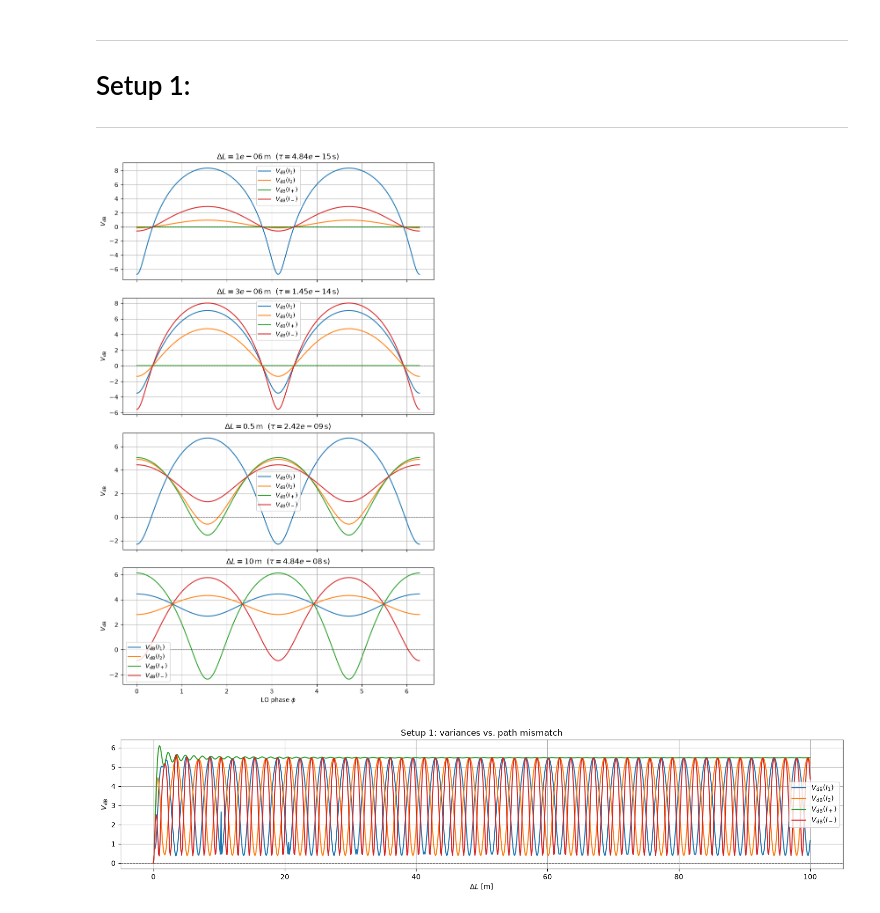
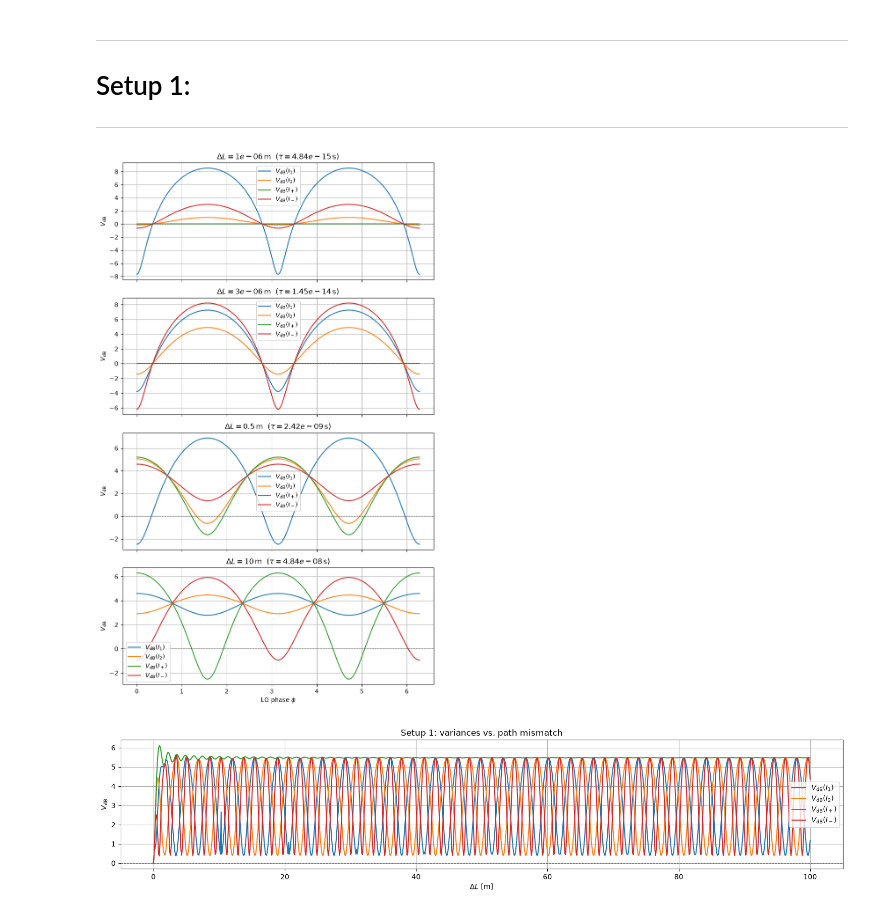
Before and after one commit to AxelSegendorf/two-mode-squeezing, a Jupyter notebook: simulation/plotting_all_setups.ipynb, the cells around one changed output. Cells and saved outputs as stored; diff of their text form; code cells hidden in the pictures.

```diff
--- a/simulation/plotting_all_setups.ipynb
+++ b/simulation/plotting_all_setups.ipynb
@@ -180,8 +180,8 @@ from formulas.general import s1_VdB_I1, s1_VdB_I2, s1_VdB_Ip, s1_VdB_Im
 alpha   = params["alpha"]
 eta_FC1 = 0.5
 eta_FC2 = 0.5
-eta_PD1 = 0.95
-eta_PD2 = 0.95
+eta_PD1 = 1
+eta_PD2 = 1
 r       = 1.0
 theta   = 0.0
 B       = params["B"]
@@ -189,34 +189,34 @@ omega0  = params["omega_0"]
 
 dL_list = [1e-6, 3e-6, 0.5, 10]   # path mismatches [m]
 phi = np.linspace(0, 2*np.pi, 300)
 
 fig, axes = plt.subplots(len(dL_list), 1, figsize=(8, 3.2*len(dL_list)), sharex=True)
 if len(dL_list) == 1:
     axes = [axes]
 
 for ax, dL in zip(axes, dL_list):
     tau = L_to_tau(params["n_fibre"], dL)
     VdB_I1 = [s1_VdB_I1(alpha, p, eta_FC1, eta_FC2, eta_PD1, eta_PD2, tau, r, theta, B, omega0) for p in phi]
     VdB_I2 = [s1_VdB_I2(alpha, p, eta_FC1, eta_FC2, eta_PD1, eta_PD2, tau, r, theta, B, omega0) for p in phi]
     VdB_Ip = [s1_VdB_Ip(alpha, p, eta_FC1, eta_FC2, eta_PD1, eta_PD2, tau, r, theta, B, omega0) for p in phi]
     VdB_Im = [s1_VdB_Im(alpha, p, eta_FC1, eta_FC2, eta_PD1, eta_PD2, tau, r, theta, B, omega0) for p in phi]
 
     ax.plot(phi, VdB_I1, label=r"$V_{\mathrm{dB}}(I_1)$")
     ax.plot(phi, VdB_I2, label=r"$V_{\mathrm{dB}}(I_2)$")
     ax.plot(phi, VdB_Ip, label=r"$V_{\mathrm{dB}}(I_+)$")
     ax.plot(phi, VdB_Im, label=r"$V_{\mathrm{dB}}(I_-)$")
     ax.axhline(0, color="k", lw=0.8, ls="--", alpha=0.5)
     ax.set_ylabel(r"$V_{\mathrm{dB}}$")
     ax.set_title(rf"$\Delta L = {dL:g}\,\mathrm{{m}}$  ($\tau = {tau:.3g}\,\mathrm{{s}}$)")
     ax.legend(loc="best")
     ax.grid(True)
 
 axes[-1].set_xlabel(r"LO phase $\phi$")
 #fig.suptitle("Setup 1: variances vs. LO phase", y=1.01)
 fig.tight_layout()
 plt.show()
 # %% [output]
-[figure, old version]
+[figure, new version]
 # %%
 ### Variances vs. path mismatch
 
```
Also changed, not shown: 1 other file.
